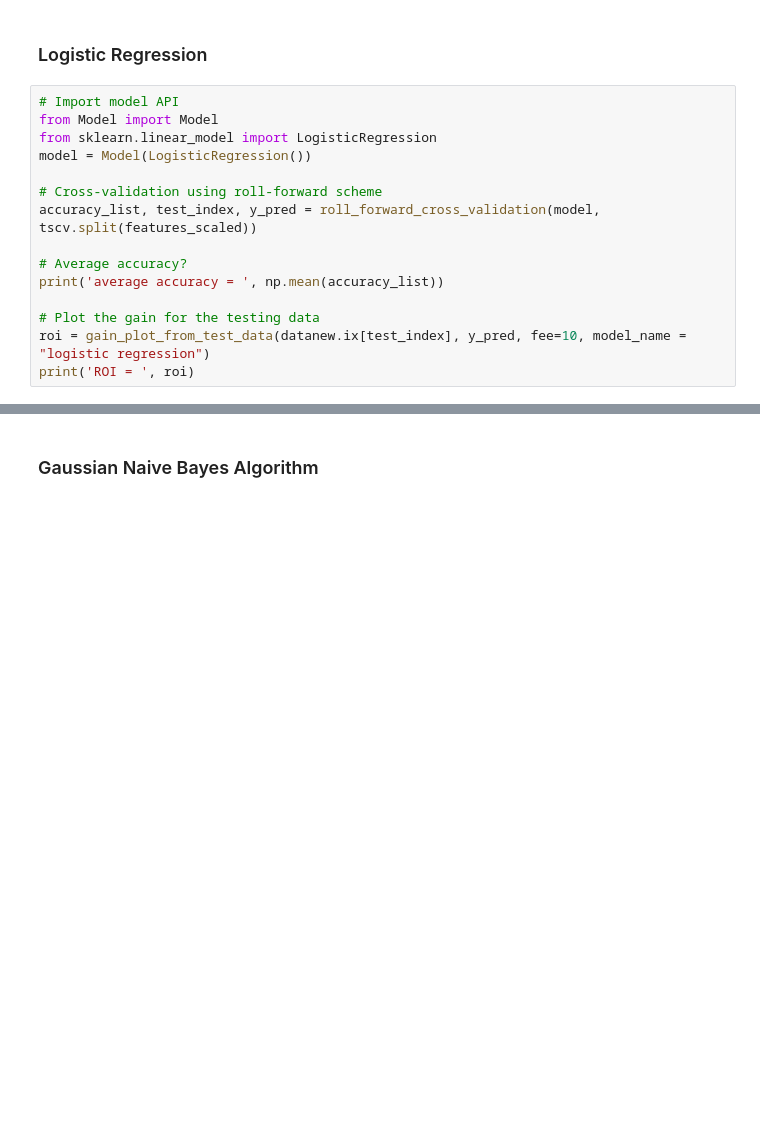
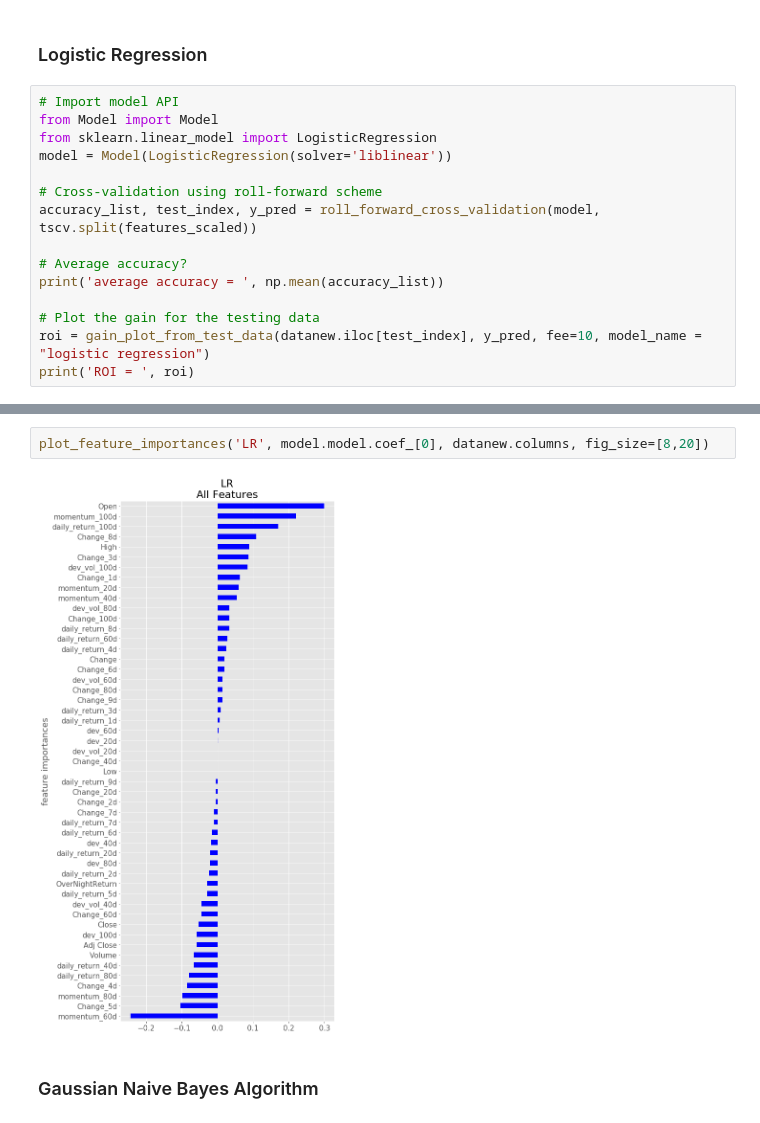
Before and after one commit to sunggeunkim/Machine-Learning-Trading, a Jupyter notebook: MLtrading_report.ipynb, the cells around one changed output, grey strips where cells are left out. Saved outputs shown, nothing was run; the diff lists cells and outputs as text; blank space fills up the shorter version.

Commit message:
Adding feature importance and remove warnings

```diff
--- a/MLtrading_report.ipynb
+++ b/MLtrading_report.ipynb
@@ -342,7 +343,7 @@ def roll_forward_cross_validation(model, train_test_splits):
 # Import model API
 from Model import Model
 from sklearn.linear_model import LogisticRegression
-model = Model(LogisticRegression())
+model = Model(LogisticRegression(solver='liblinear'))
 
 # Cross-validation using roll-forward scheme
 accuracy_list, test_index, y_pred = roll_forward_cross_validation(model, tscv.split(features_scaled))
@@ -351,7 +352,7 @@ accuracy_list, test_index, y_pred = roll_forward_cross_validation(model, tscv.sp
 print('average accuracy = ', np.mean(accuracy_list))
 
 # Plot the gain for the testing data
-roi = gain_plot_from_test_data(datanew.ix[test_index], y_pred, fee=10, model_name = "logistic regression")
+roi = gain_plot_from_test_data(datanew.iloc[test_index], y_pred, fee=10, model_name = "logistic regression")
 print('ROI = ', roi)
 # %% [output]
 Split : 1
@@ -376,3 +377,7 @@ ROI =  2.70802741417
+# %%
+plot_feature_importances('LR', model.model.coef_[0], datanew.columns, fig_size=[8,20])
+# %% [output]
+[figure, added]
 # %% [markdown]
 ### Gaussian Naive Bayes Algorithm
 # %%
```
Also changed, not shown: parts of 20 cells of this notebook, 1 other file.
